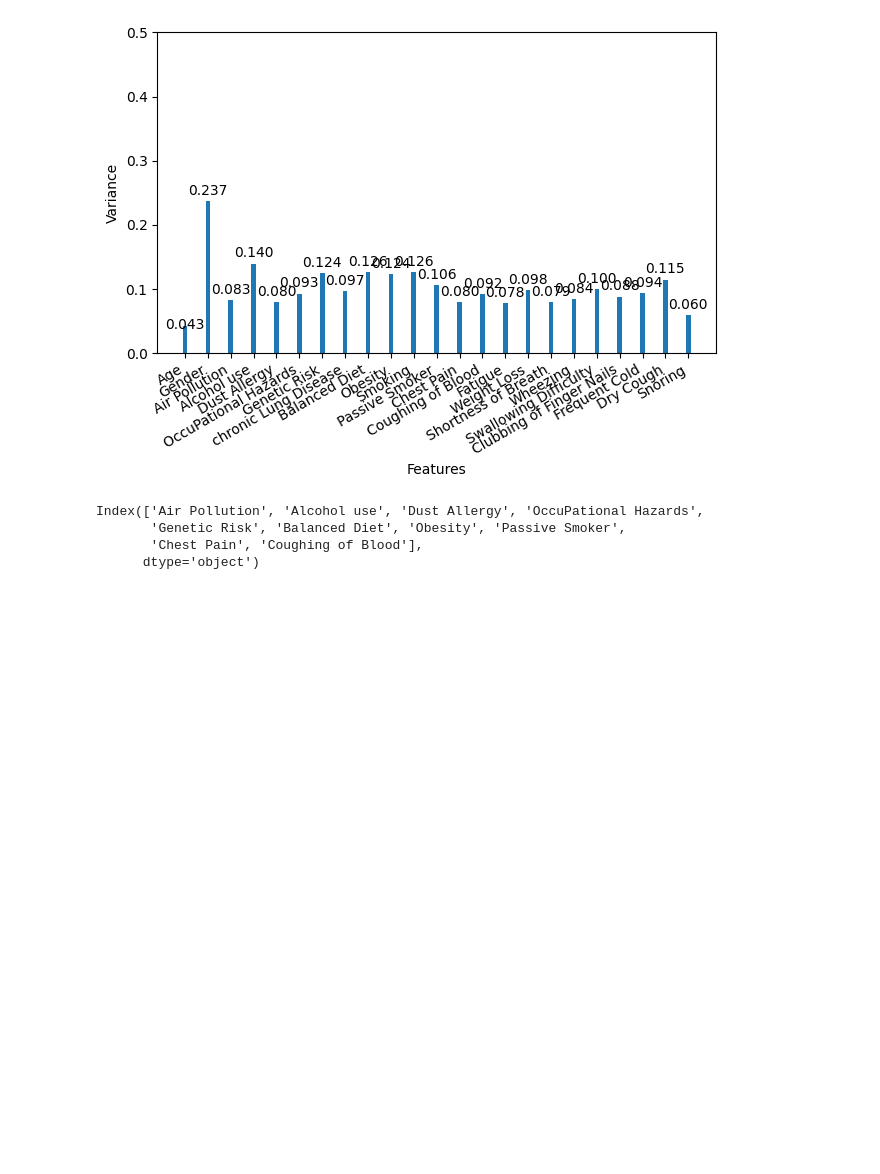
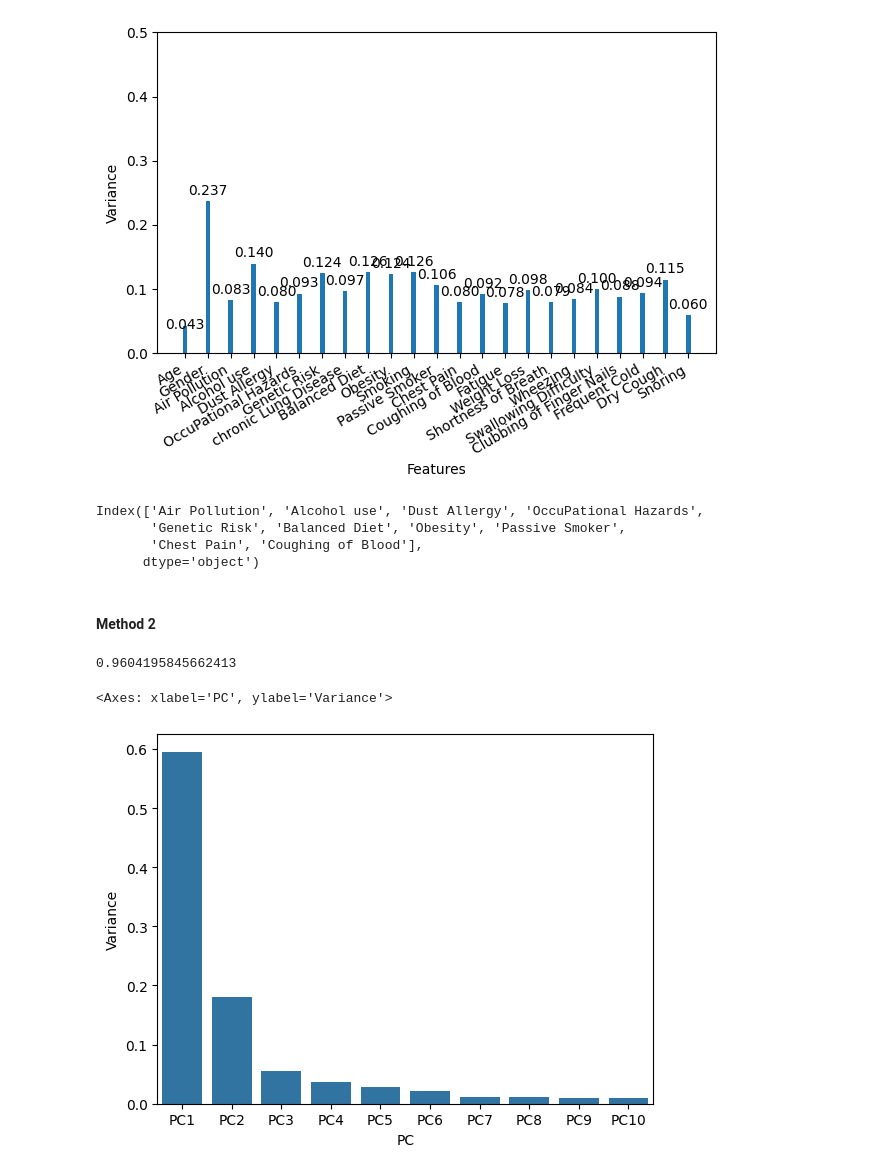
Before and after one commit to eugenegancw/Lung_Cancer_Prediction, a Jupyter notebook: exploratory_analysis.ipynb, the cells around one changed output. Drawn from its saved outputs; the diff is of its cells as text; code cells hidden in the pictures; blank space fills up the shorter version.

```diff
--- a/exploratory_analysis.ipynb
+++ b/exploratory_analysis.ipynb
@@ -286,3 +289,31 @@ Index(['Air Pollution', 'Alcohol use', 'Dust Allergy', 'OccuPational Hazards',
        'Genetic Risk', 'Balanced Diet', 'Obesity', 'Passive Smoker',
        'Chest Pain', 'Coughing of Blood'],
       dtype='object')
+# %% [markdown]
+#### Method 2
+# %%
+[f"PC{i+1}" for i in range(n_comp)]
+sum(var['Variance'])
+# %% [output]
+0.9604195845662413
+# %%
+x = features
+y=df["Level"]
+n_comp=10
+pc_list = [f"PC{i+1}" for i in range(n_comp)]
+
+from sklearn import decomposition
+pca = decomposition.PCA(n_components=n_comp)
+pc = pca.fit_transform(x)
+pc_df = pd.DataFrame(data=pc,columns=pc_list)
+pc_df['Label'] = y
+# variance explained by PCs
+# PC1 + PC2 explains 78% variance
+var = pd.DataFrame({'Variance':pca.explained_variance_ratio_,
+             'PC':pc_list})
+
+sns.barplot(x='PC',y="Variance",
+           data=var)
+# %% [output]
+<Axes: xlabel='PC', ylabel='Variance'>
+[figure, added]
```
Also changed, not shown: parts of 8 cells of this notebook.
